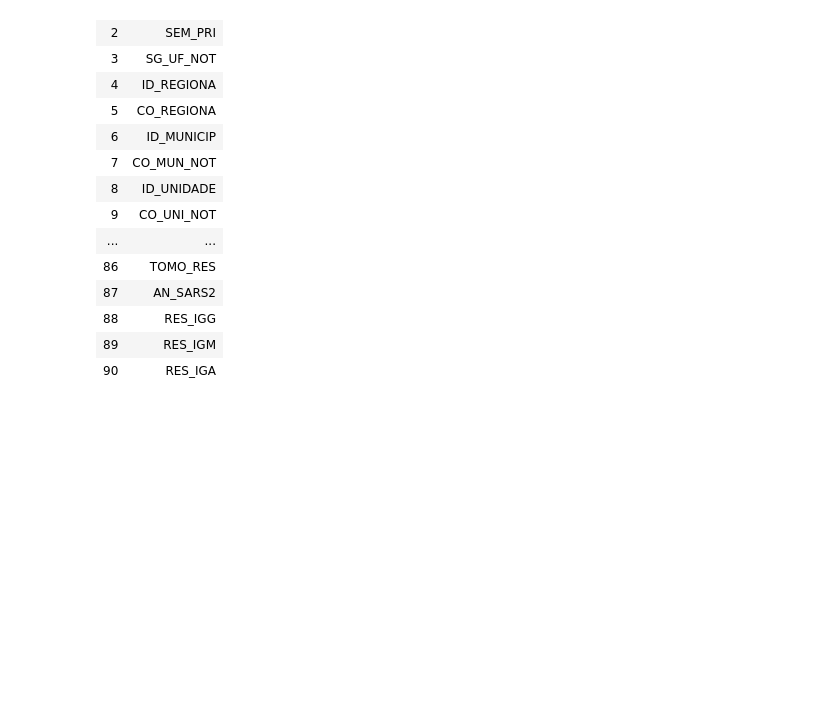
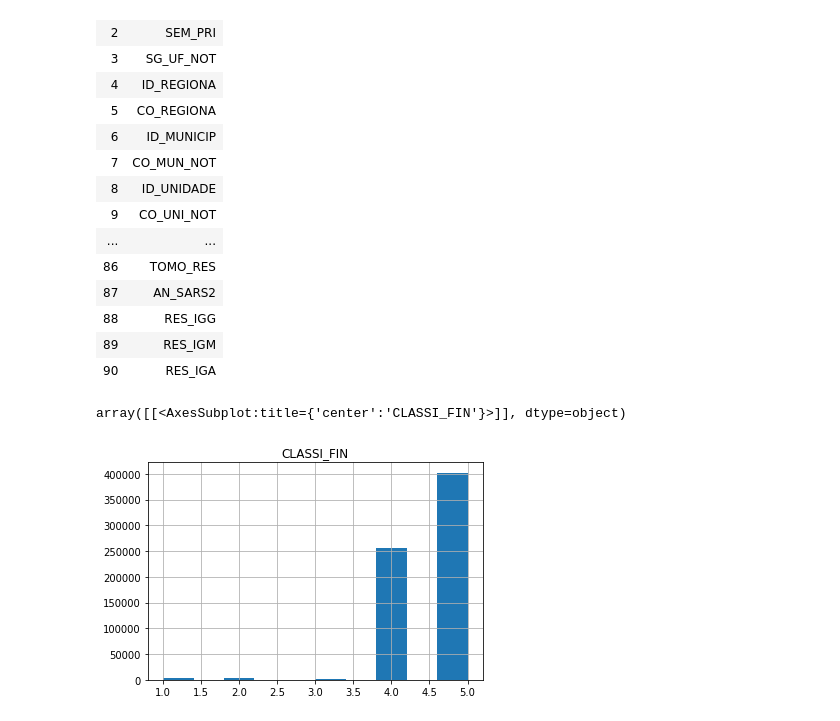
Before and after one commit to fsilvino/INE5644-data-mining-projeto-final, a Jupyter notebook: eda/eda.ipynb, the cells around one changed output. Drawn from its saved outputs; the diff is of its cells as text; code cells hidden in the pictures; blank space fills up the shorter version.

```diff
--- a/eda/eda.ipynb
+++ b/eda/eda.ipynb
@@ -183,3 +185,14 @@ pd.Series(df.columns.values).to_markdown(tablefmt="html")
 | 88 | RES_IGG |
 | 89 | RES_IGM |
 | 90 | RES_IGA |
+# %%
+# Aqui buscou-se verificar a quantidade por classificação final do caso
+#    1-SRAG por influenza
+#    2-SRAG por outro vírus respiratório
+#    3-SRAG por outro agente etiológico, qual:
+#    4-SRAG não especificado
+#    5-SRAG por COVID-19
+df[['CLASSI_FIN']].hist()
+# %% [output]
+array([[<AxesSubplot:title={'center':'CLASSI_FIN'}>]], dtype=object)
+[figure, added]
```
Also changed, not shown: parts of 3 cells of this notebook.
